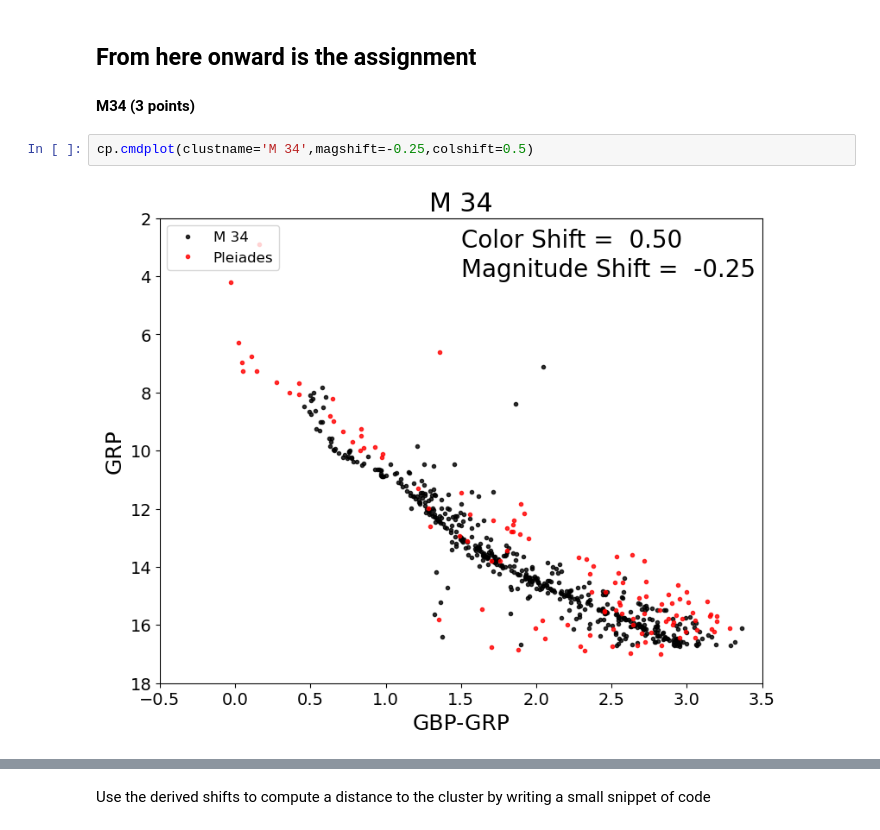
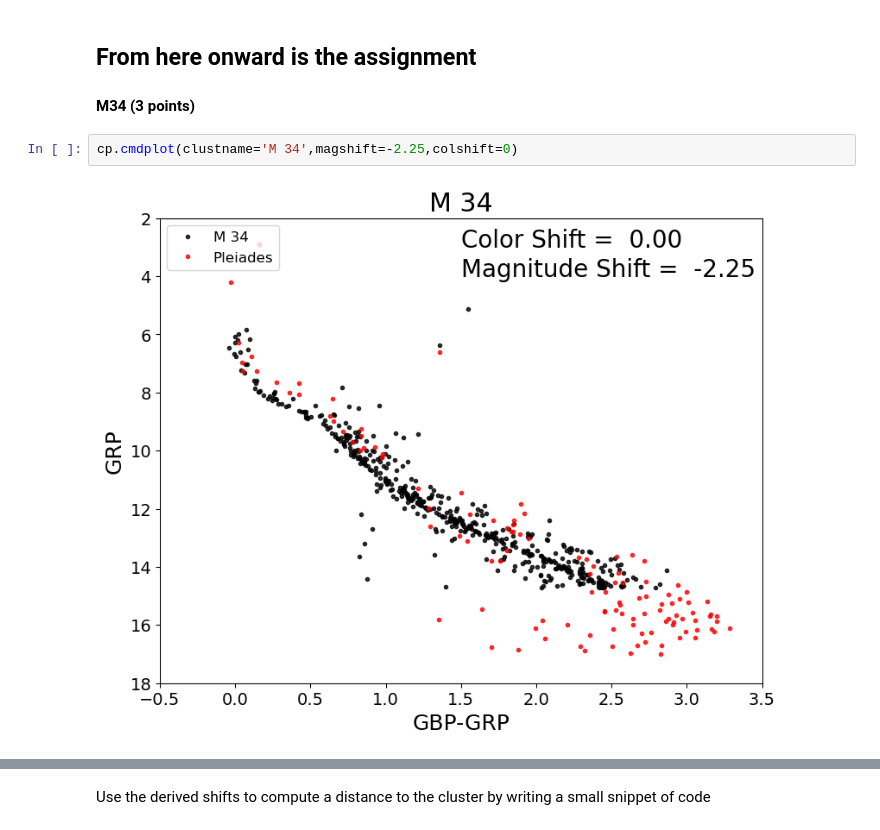
Before and after one commit to dimigod56/CMD_distmod_student, a Jupyter notebook: cluster_plot_student.ipynb, the cells around one changed output, grey strips where cells are left out. Drawn from its saved outputs; the diff is of its cells as text.

```diff
--- a/cluster_plot_student.ipynb
+++ b/cluster_plot_student.ipynb
@@ -39,8 +39,8 @@ warnings.filterwarnings('ignore')
 
 #### M34 (3 points)
 # %%
-cp.cmdplot(clustname='M 34',magshift=-0.25,colshift=0.5)
+cp.cmdplot(clustname='M 34',magshift=-2.25,colshift=0)
 # %% [output]
-[figure, old version]
+[figure, new version]
 # %% [markdown]
 In this cell, describe what you chose for your shifts and why.
```
Also changed, not shown: parts of 17 cells of this notebook.
